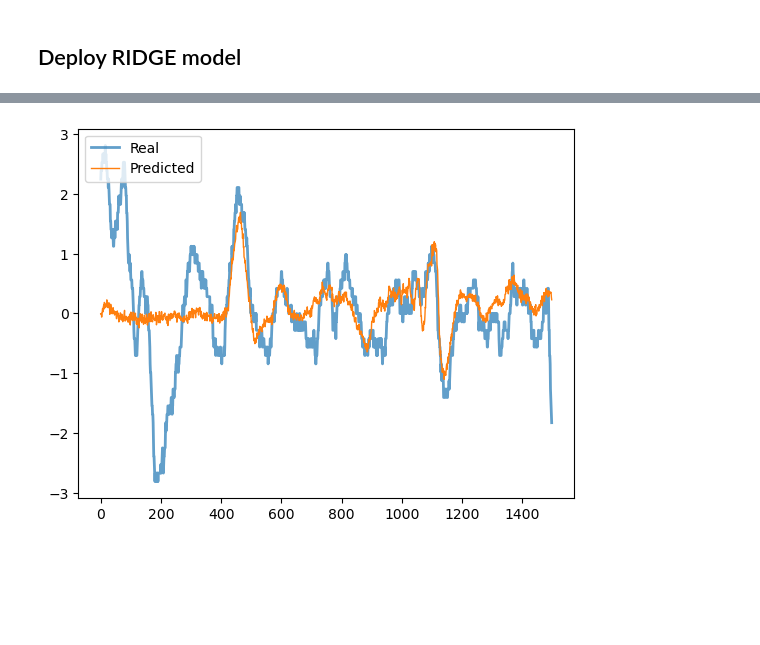
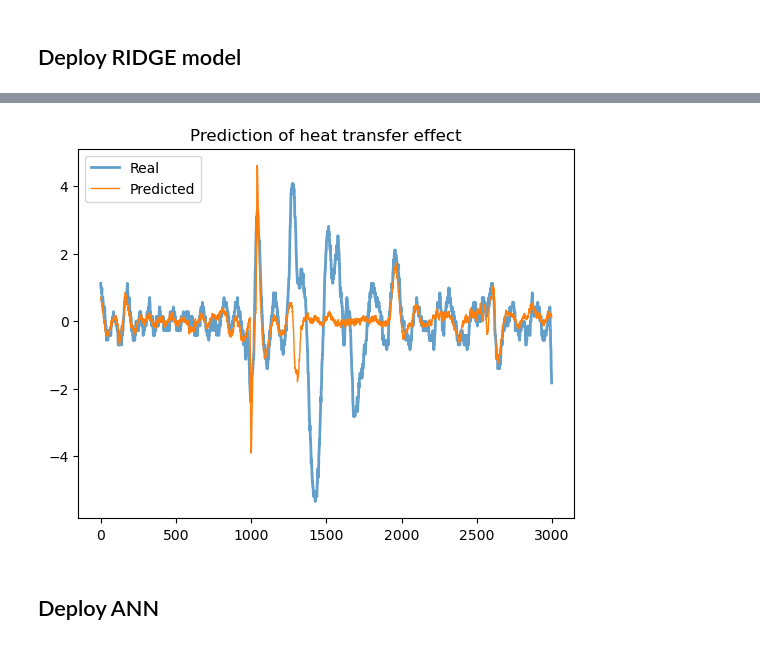
Before and after one commit to oStglnd/rise-gh, a Jupyter notebook: model/flow_temp_model.ipynb, the cells around one changed output, grey strips where cells are left out. Drawn from its saved outputs; the diff is of its cells as text; code cells hidden in the pictures; blank space fills up the shorter version.

Commit message:
probing flow-temp model

```diff
--- a/model/flow_temp_model.ipynb
+++ b/model/flow_temp_model.ipynb
@@ -39,6 +39,7 @@ data.index = data.index.set_levels(
 x_vars = [
     ('flow', 'TA01_GP101_default'),
     ('temperatures', 'TA01_GT10X_GM10X'),
+    ('temperatures', 'DC_GT301_damped'),
     ('temperatures', 'DC_GT401_GM401'),
     #('setpoints', 'TA01_GT10X_GM10X_default')
 ]
@@ -76,28 +79,35 @@ data.describe().transpose()
 fsteps = 20
 bsteps = 40
 
-# create forward temp variable, 10 mins
+# create forward temp variable
 data[('temperatures', 'TA01_GT10X_GM10X_forward')] = data.temperatures.TA01_GT10X_GM10X.shift(periods=-fsteps)
 
-# create first differences (10 steps) f. FORWARD GH temp
+# create first differences f. FORWARD GH temp
 data[('temperatures', 'TA01_GT10X_GM10X_fdiff')] = data.temperatures.TA01_GT10X_GM10X_forward.diff(periods=bsteps)
 
-# create first differences (10 steps) f. OUTDOOR temp
+# create first differences f. DC temp
 data[('temperatures', 'DC_GT401_GM401_diff')] = data.temperatures.DC_GT401_GM401.diff(periods=bsteps)
 
-# create first differences (10 steps) f. DC flow
+# create first differences f. OUT temp
+data[('temperatures', 'DC_GT301_damped_diff')] = data.temperatures.DC_GT301_damped.diff(periods=40)
+
+# create first differences f. DC flow
 #data[('flow', 'TA01_GP101_default_fdiff1')] = data.flow.TA01_GP101_default.diff(periods=steps * 1.5)
 data[('flow', 'TA01_GP101_default_diff')] = data.flow.TA01_GP101_default.diff(periods=bsteps)
 #data[('flow', 'TA01_GP101_default_fdiff3')] = data.flow.TA01_GP101_default.diff(periods=steps // 2)
 
 # get mixed effects
-data[('mixed', 'temp_flow')] = data.flow.TA01_GP101_default * data.temperatures.DC_GT401_GM401
-data[('mixed', 'temp_flow_diff1')] = data.mixed.temp_flow.diff(periods=bsteps)
-# data[('mixed', 'temp_flow_diff2')] = data.temperatures.DC_GT401_GM401 * data.flow.TA01_GP101_default_diff
-# data[('mixed', 'temp_flow_diff3')] = data.temperatures.DC_GT401_GM401_diff * data.flow.TA01_GP101_default
-data[('mixed', 'temp_flow2')] = data.flow.TA01_GP101_default / data.flow.TA01_GP101_default.max() \
-                                * data.temperatures.DC_GT401_GM401 / data.temperatures.DC_GT401_GM401.max()
+def col_transf(col):
 
+    # transform all nums to at least one.
+    col = col.apply(lambda vals: max(vals, 1))
+
+    return col
+
+data[('mixed', 'flow_temp')] = col_transf(data[('temperatures', 'DC_GT401_GM401')]) \
+                                * col_transf(data[('flow', 'TA01_GP101_default')])
+
+data[('mixed', 'flow_temp_diff')] = data.mixed.flow_temp.diff(periods=bsteps)
 
 # crop dataset
 data = data.iloc[bsteps:-fsteps].copy()
@@ -127,16 +137,17 @@ del corr
 model_vars = [
     ('temperatures', 'TA01_GT10X_GM10X_fdiff'),
     ('temperatures', 'DC_GT401_GM401_diff'),
+    ('temperatures', 'DC_GT301_damped_diff'),
     ('flow', 'TA01_GP101_default_diff'),
 #     ('mixed', 'temp_flow'),
-    ('mixed', 'temp_flow_diff1'),
+    ('mixed', 'flow_temp_diff'),
 #     ('mixed', 'temp_flow_diff2'),
 #     ('mixed', 'temp_flow_diff3'),
-    ('mixed', 'temp_flow2'),
+#    ('mixed', 'temp_flow2),
 ]
 
 # filter data
-data = data[model_vars]
+data = data[model_vars].copy()
 # %%
 # normalize all columns
 for col in data.columns:
@@ -191,8 +202,8 @@ del X, Y
 ## Deploy RIDGE model
 # %%
 model = Ridge(
-    alpha=1.0,
-    fit_intercept=False
+#     alpha=1.0,
+#     fit_intercept=False
 )
 
 C = model.fit(X_train, Y_train)
@@ -208,10 +220,13 @@ array([[1.        , 0.45471505],
 # %%
 examp_preds = model.predict(examp_X)
 
-plt.plot(examp_Y[-1500:-1], linewidth=2.0, alpha=0.7, label='Real')
-plt.plot(examp_preds[-1500:-1], linewidth=1.0, alpha=1.0, label='Predicted')
+plt.plot(examp_Y[-3000:-1], linewidth=2.0, alpha=0.7, label='Real')
+plt.plot(examp_preds[-3000:-1], linewidth=1.0, alpha=1.0, label='Predicted')
 
+plt.title('Prediction of heat transfer effect')
 plt.legend(loc='upper left')
 plt.show()
 # %% [output]
-[figure, old version]
+[figure, new version]
+# %% [markdown]
+## Deploy ANN
```
Also changed, not shown: parts of 11 cells of this notebook.
